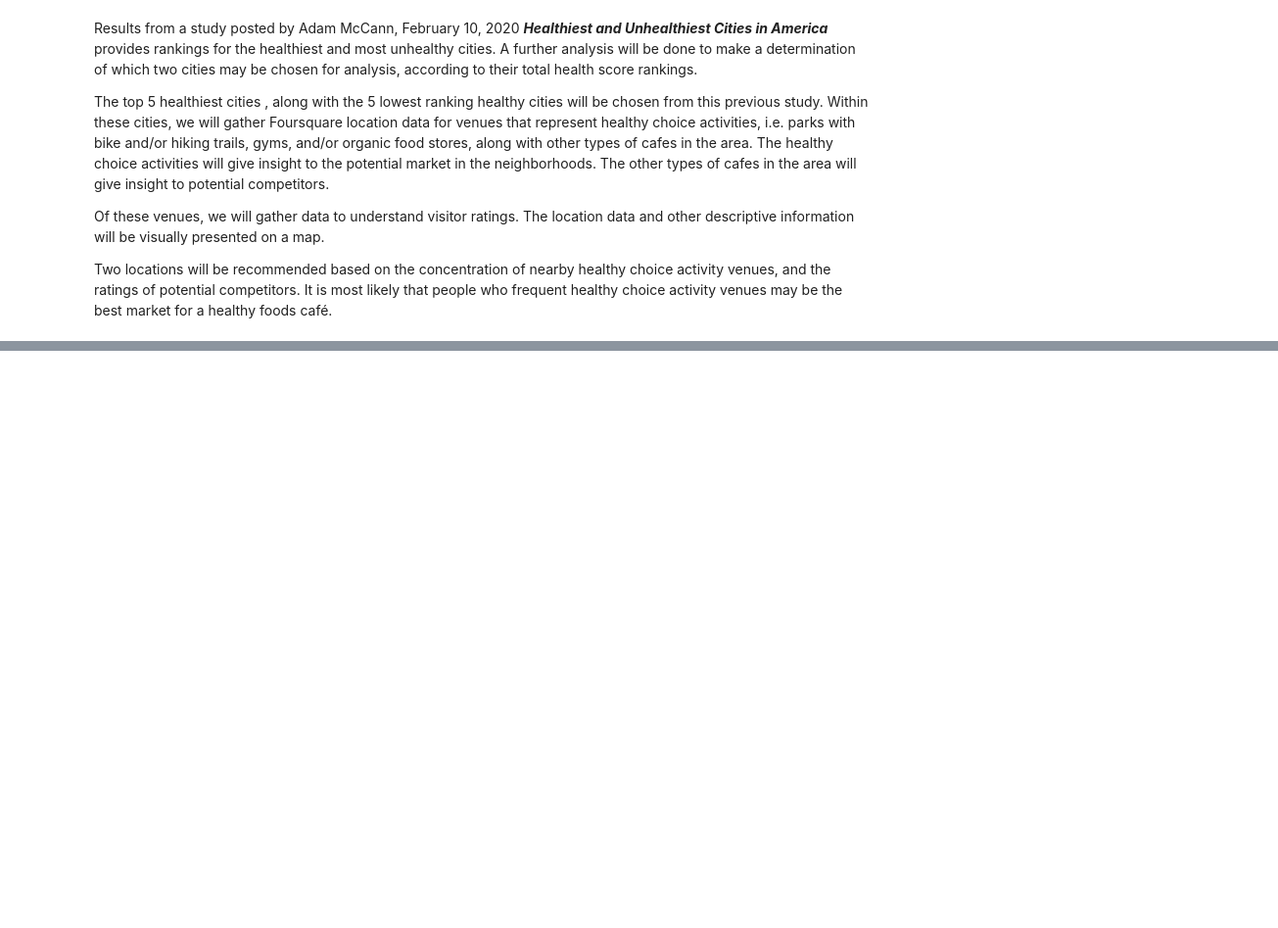
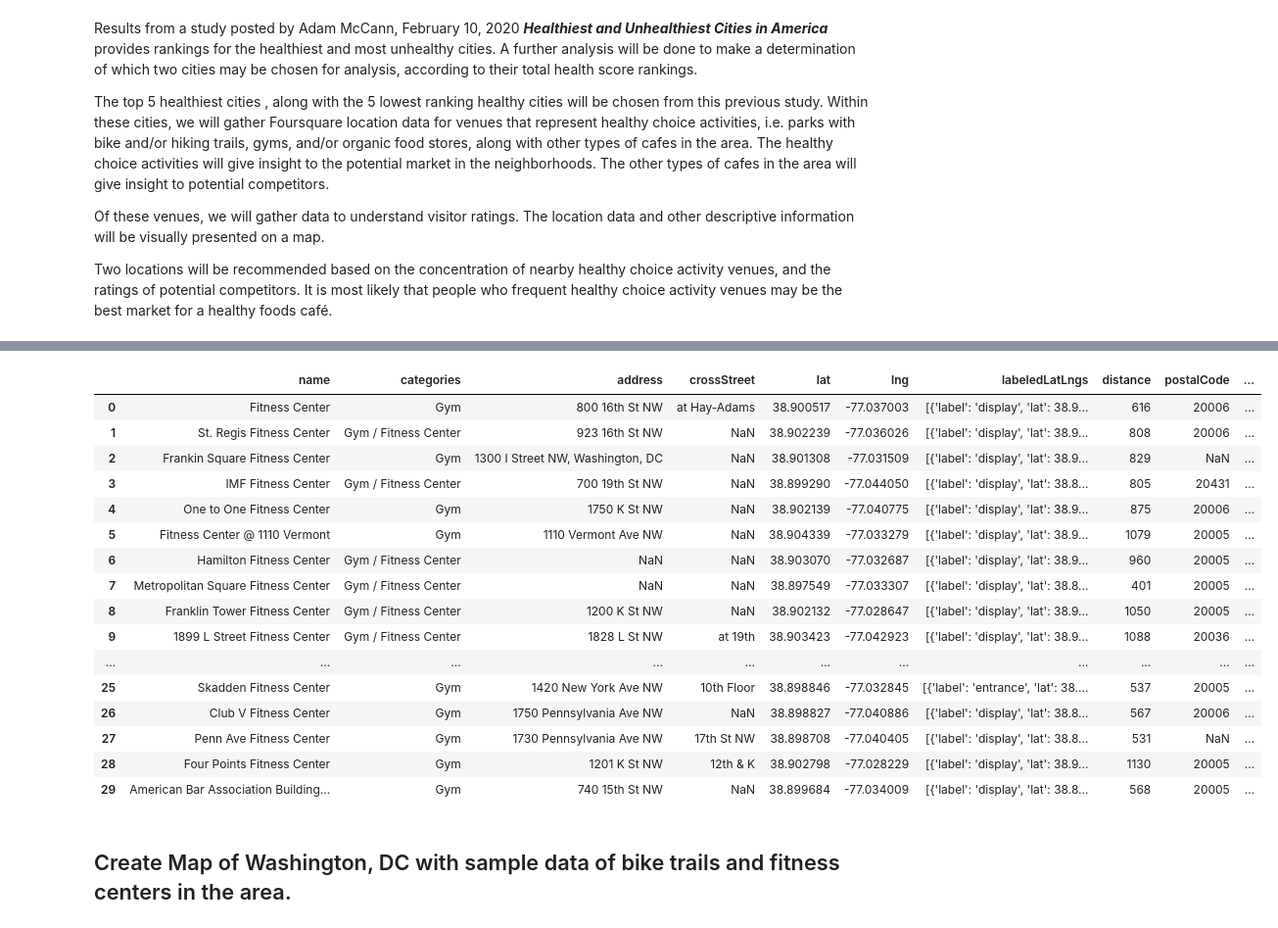
Before and after one commit to tkrowisz6/Coursera_Capstone, a Jupyter notebook: TYK_BattleOfNeighborhoods1.ipynb, the cells around one changed output, grey strips where cells are left out. Shown: that part at 98% size. Saved outputs shown, nothing was run; the diff lists cells and outputs as text; code cells hidden in the pictures; blank space fills up the shorter version.

```diff
--- a/TYK_BattleOfNeighborhoods1.ipynb
+++ b/TYK_BattleOfNeighborhoods1.ipynb
@@ -20,0 +215,3 @@ Two locations will be recommended based on the concentration of nearby healthy c
+# %%
+results2 = requests.get(url2).json()
+results2
@@ -20,0 +236,7 @@ Two locations will be recommended based on the concentration of nearby healthy c
+# %%
+# assign relevant part of JSON to venues
+venues2 = results2['response']['venues']
+
+# tranform venues into a dataframe
+washington_fitness = pd.json_normalize(venues2)
+washington_fitness.head()
@@ -20,0 +250,33 @@ Two locations will be recommended based on the concentration of nearby healthy c
+# %%
+# keep only columns that include venue name, and anything that is associated with location
+filtered_columns2 = ['name', 'categories'] + [col for col in washington_fitness.columns if col.startswith('location.')] + ['id']
+dataframe_filtered2 = washington_fitness.loc[:, filtered_columns2]
+
+
+# filter the category for each row
+dataframe_filtered2['categories'] = dataframe_filtered2.apply(get_category_type, axis=1)
+
+# clean column names by keeping only last term
+dataframe_filtered2.columns = [column.split('.')[-1] for column in dataframe_filtered2.columns]
+
+dataframe_filtered2
+# %% [output]
+|  | name | categories | address | crossStreet | lat | lng | labeledLatLngs | distance | postalCode | ... |
+| 0 | Fitness Center | Gym | 800 16th St NW | at Hay-Adams | 38.900517 | -77.037003 | [{'label': 'display', 'lat': 38.9... | 616 | 20006 | ... |
+| 1 | St. Regis Fitness Center | Gym / Fitness Center | 923 16th St NW | NaN | 38.902239 | -77.036026 | [{'label': 'display', 'lat': 38.9... | 808 | 20006 | ... |
+| 2 | Frankin Square Fitness Center | Gym | 1300 I Street NW, Washington, DC | NaN | 38.901308 | -77.031509 | [{'label': 'display', 'lat': 38.9... | 829 | NaN | ... |
+| 3 | IMF Fitness Center | Gym / Fitness Center | 700 19th St NW | NaN | 38.899290 | -77.044050 | [{'label': 'display', 'lat': 38.8... | 805 | 20431 | ... |
+| 4 | One to One Fitness Center | Gym | 1750 K St NW | NaN | 38.902139 | -77.040775 | [{'label': 'display', 'lat': 38.9... | 875 | 20006 | ... |
+| 5 | Fitness Center @ 1110 Vermont | Gym | 1110 Vermont Ave NW | NaN | 38.904339 | -77.033279 | [{'label': 'display', 'lat': 38.9... | 1079 | 20005 | ... |
+| 6 | Hamilton Fitness Center | Gym / Fitness Center | NaN | NaN | 38.903070 | -77.032687 | [{'label': 'display', 'lat': 38.9... | 960 | 20005 | ... |
+| 7 | Metropolitan Square Fitness Center | Gym / Fitness Center | NaN | NaN | 38.897549 | -77.033307 | [{'label': 'display', 'lat': 38.8... | 401 | 20005 | ... |
+| 8 | Franklin Tower Fitness Center | Gym / Fitness Center | 1200 K St NW | NaN | 38.902132 | -77.028647 | [{'label': 'display', 'lat': 38.9... | 1050 | 20005 | ... |
+| 9 | 1899 L Street Fitness Center | Gym / Fitness Center | 1828 L St NW | at 19th | 38.903423 | -77.042923 | [{'label': 'display', 'lat': 38.9... | 1088 | 20036 | ... |
+| ... | ... | ... | ... | ... | ... | ... | ... | ... | ... | ... |
+| 25 | Skadden Fitness Center | Gym | 1420 New York Ave NW | 10th Floor | 38.898846 | -77.032845 | [{'label': 'entrance', 'lat': 38.... | 537 | 20005 | ... |
+| 26 | Club V Fitness Center | Gym | 1750 Pennsylvania Ave NW | NaN | 38.898827 | -77.040886 | [{'label': 'display', 'lat': 38.8... | 567 | 20006 | ... |
+| 27 | Penn Ave Fitness Center | Gym | 1730 Pennsylvania Ave NW | 17th St NW | 38.898708 | -77.040405 | [{'label': 'display', 'lat': 38.8... | 531 | NaN | ... |
+| 28 | Four Points Fitness Center | Gym | 1201 K St NW | 12th & K | 38.902798 | -77.028229 | [{'label': 'display', 'lat': 38.9... | 1130 | 20005 | ... |
+| 29 | American Bar Association Building... | Gym | 740 15th St NW | NaN | 38.899684 | -77.034009 | [{'label': 'display', 'lat': 38.8... | 568 | 20005 | ... |
+# %% [markdown]
+## Create Map of Washington, DC with sample data of bike trails and fitness centers in the area.
```
Also changed, not shown: parts of 17 cells of this notebook.
